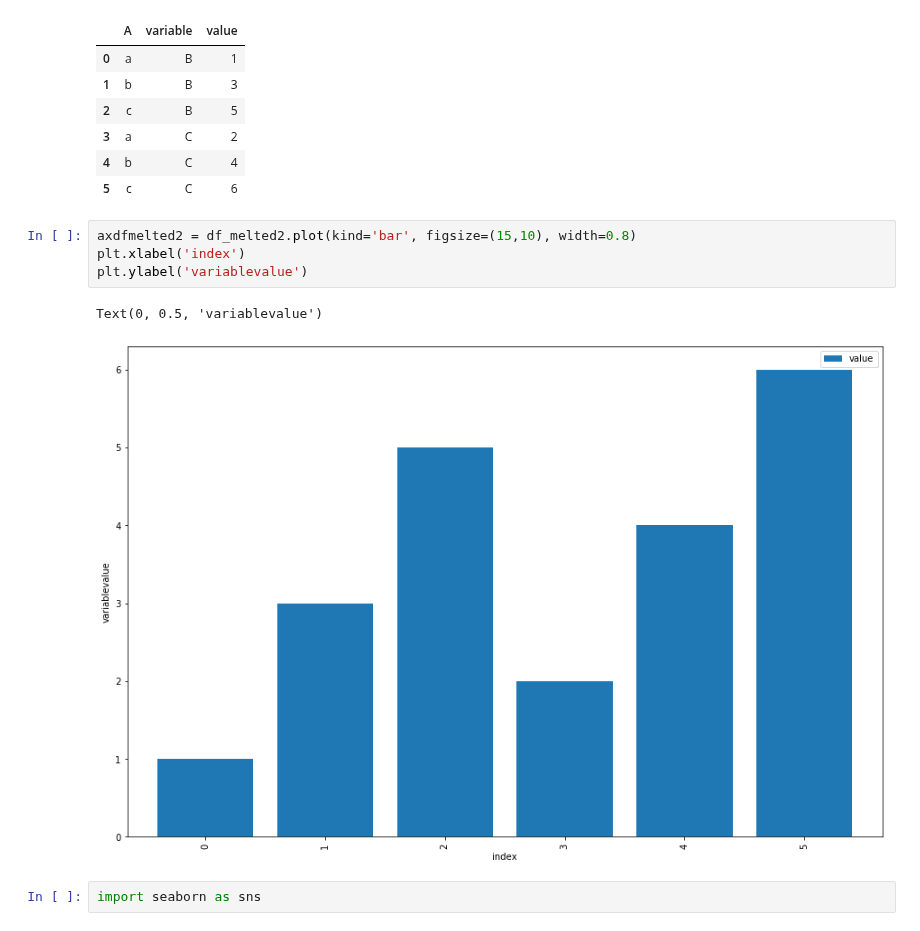
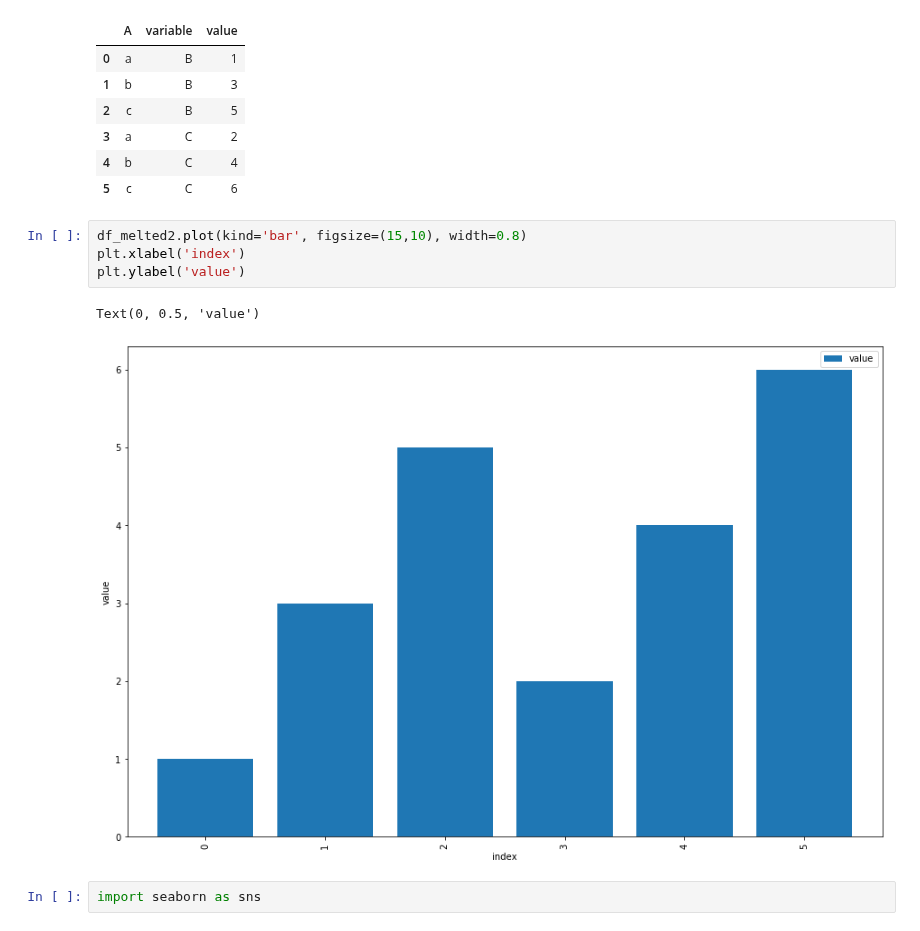
Before and after one commit to SophieESpencer/Comparison, a Jupyter notebook: Bar Plot practice.ipynb, the cells around one changed output. Drawn from its saved outputs; the diff is of its cells as text.

```diff
--- a/Bar Plot practice.ipynb
+++ b/Bar Plot practice.ipynb
@@ -47,12 +32,12 @@ df_melted2
 | 4 | b | C | 4 |
 | 5 | c | C | 6 |
 # %%
-axdfmelted2 = df_melted2.plot(kind='bar', figsize=(15,10), width=0.8)
+df_melted2.plot(kind='bar', figsize=(15,10), width=0.8)
 plt.xlabel('index')
-plt.ylabel('variablevalue')
+plt.ylabel('value')
 # %% [output]
-Text(0, 0.5, 'variablevalue')
+Text(0, 0.5, 'value')
-[figure, old version]
+[figure, new version]
 # %%
 import seaborn as sns
 # %%
```
Also changed, not shown: parts of 5 cells of this notebook, 4 other files.
